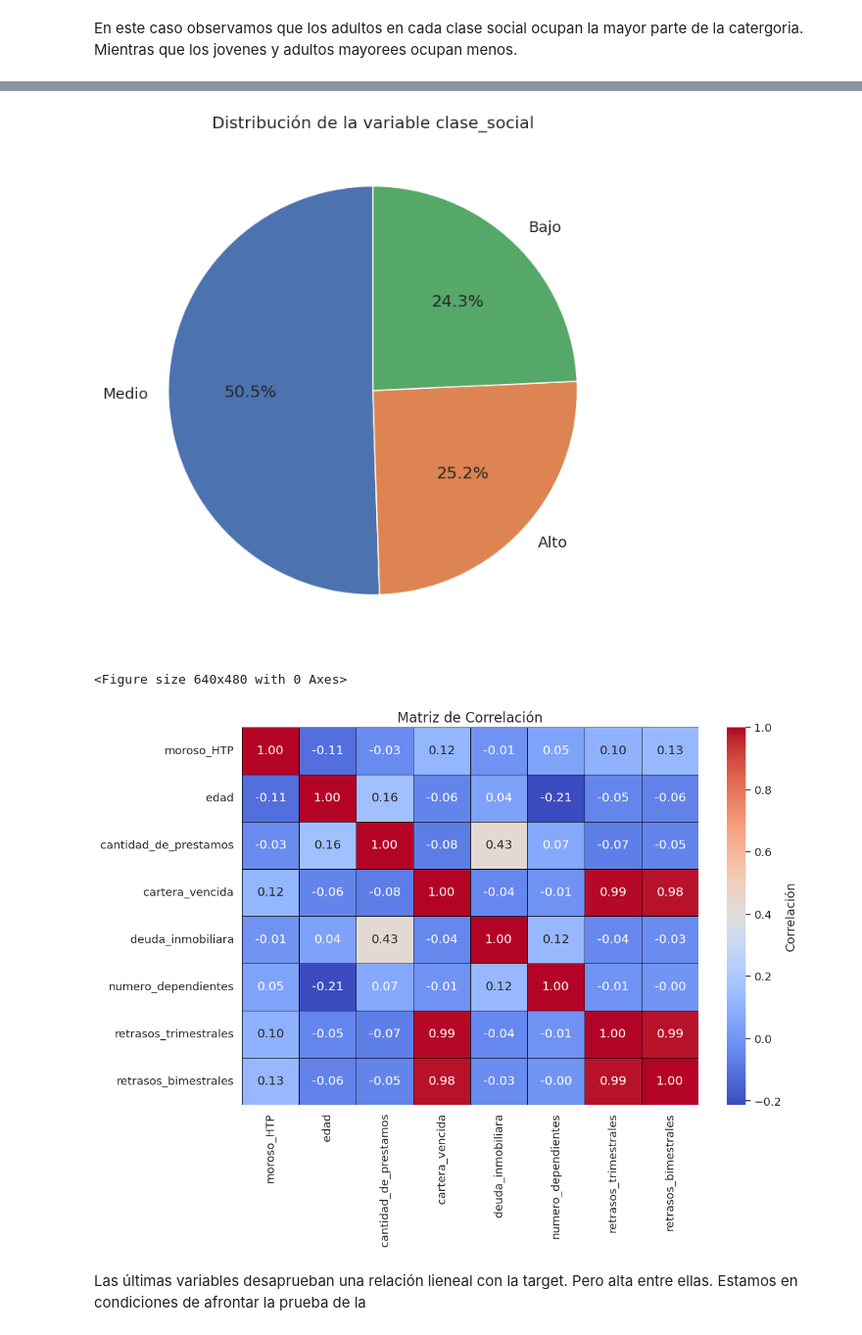
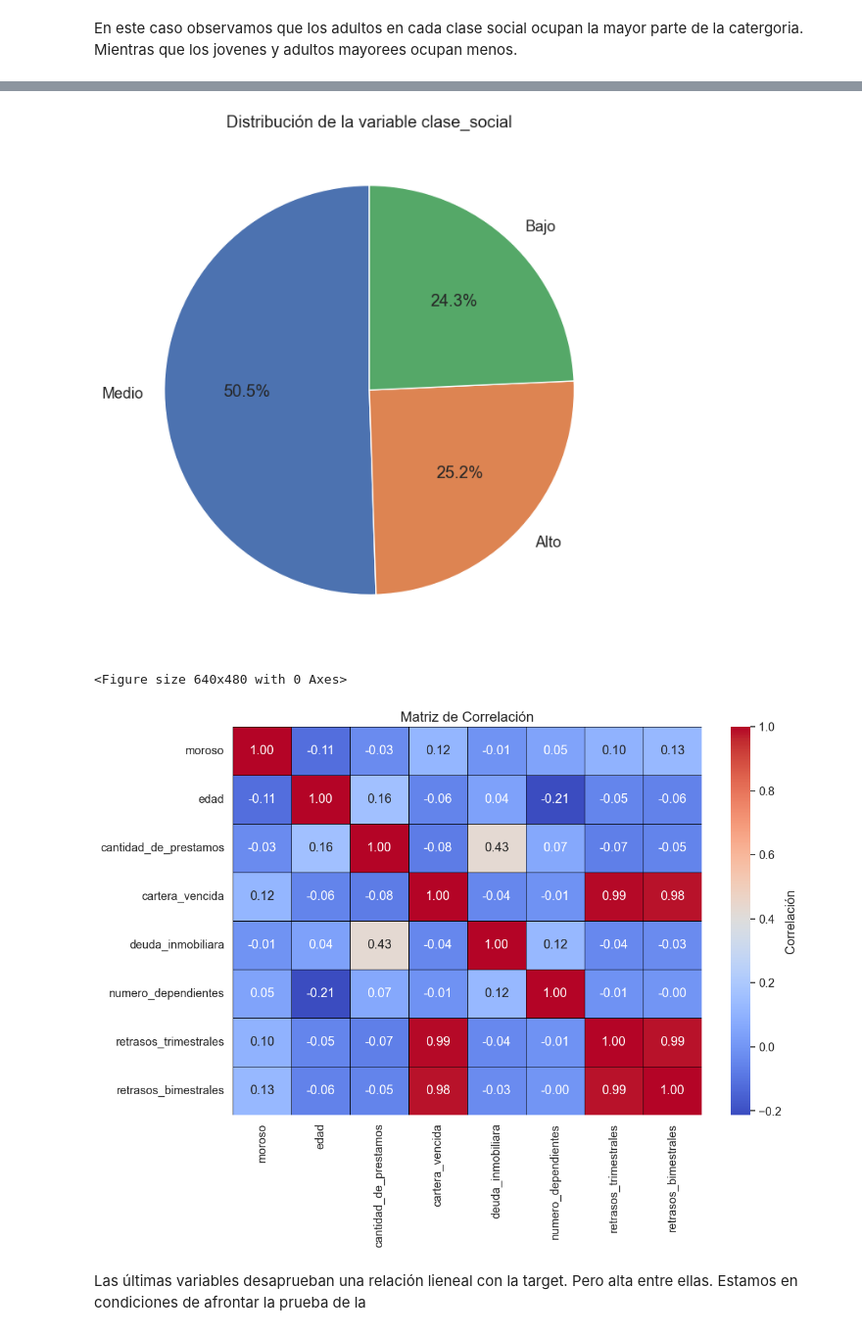
Before and after one commit to dt-sc-Josue-Diaz/Proyecto-DS-II, a Jupyter notebook: 03_eda.ipynb, the cells around one changed output, grey strips where cells are left out. Shown at 98% size. Cells and saved outputs as stored; diff of their text form; code cells hidden in the pictures.

Commit message:
para enconding

```diff
--- a/03_eda.ipynb
+++ b/03_eda.ipynb
@@ -30,7 +30,7 @@ from fitter import Fitter
 from scipy.stats import ttest_ind
 import matplotlib.ticker as mtick
 
-df = pd.read_csv('https://raw.githubusercontent.com/dt-sc-Josue-Diaz/preentrega/refs/heads/main/data_para_eda.csv')
+df = pd.read_csv('https://raw.githubusercontent.com/dt-sc-Josue-Diaz/Proyecto-DS-II/refs/heads/main/03_eda/data_para_eda.csv')
 
 sns.set(style="whitegrid", font_scale=1.2)  # Estilo más elegante
 palette = sns.color_palette("coolwarm")  # Colores sobrios
@@ -235,7 +235,7 @@ graf_pie(df,'generacion')
 # %%
 graf_pie(df,'clase_social')
 # %% [output]
-[figure, old version]
+[figure, new version]
 <Figure size 640x480 with 0 Axes>
 # %%
 def categoria(variable):
@@ -245,17 +245,17 @@ def categoria(variable):
     else:
         return 0
 
-df['moroso_HTP'] = df['moroso'].apply(categoria)
+df['moroso'] = df['moroso'].apply(categoria)
 # %%
-lista_de_categorias=['moroso_HTP','edad', 'cantidad_de_prestamos', 'cartera_vencida', 'deuda_inmobiliara', 'numero_dependientes','retrasos_trimestrales','retrasos_bimestrales']
+lista_de_categorias=['moroso','edad', 'cantidad_de_prestamos', 'cartera_vencida', 'deuda_inmobiliara', 'numero_dependientes','retrasos_trimestrales','retrasos_bimestrales']
 correlation_matrix = df[lista_de_categorias].corr()
 
 plt.figure(figsize=(12, 8))
 sns.heatmap(correlation_matrix, annot=True, fmt='.2f', cmap='coolwarm', linewidths=0.5, linecolor='black', cbar_kws={'label': 'Correlación'})
 plt.title('Matriz de Correlación', fontsize=16)
 plt.show()
 # %% [output]
-[figure, old version]
+[figure, new version]
 # %% [markdown]
 Las últimas variables desaprueban una relación lieneal con la target. Pero alta entre ellas. Estamos en condiciones de afrontar la prueba de la
 # %%
```
Also changed, not shown: parts of 25 cells of this notebook, 2 other files.
